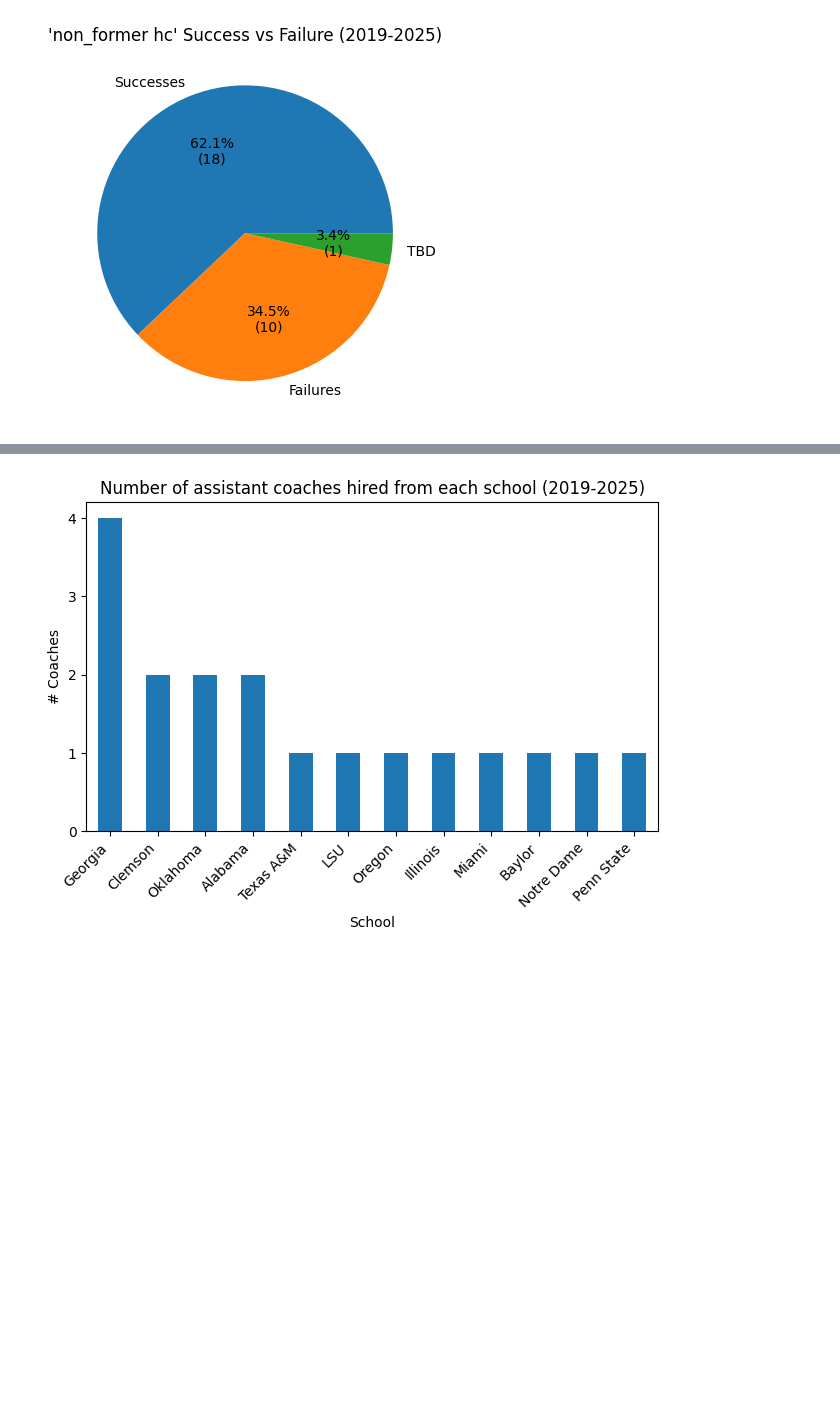
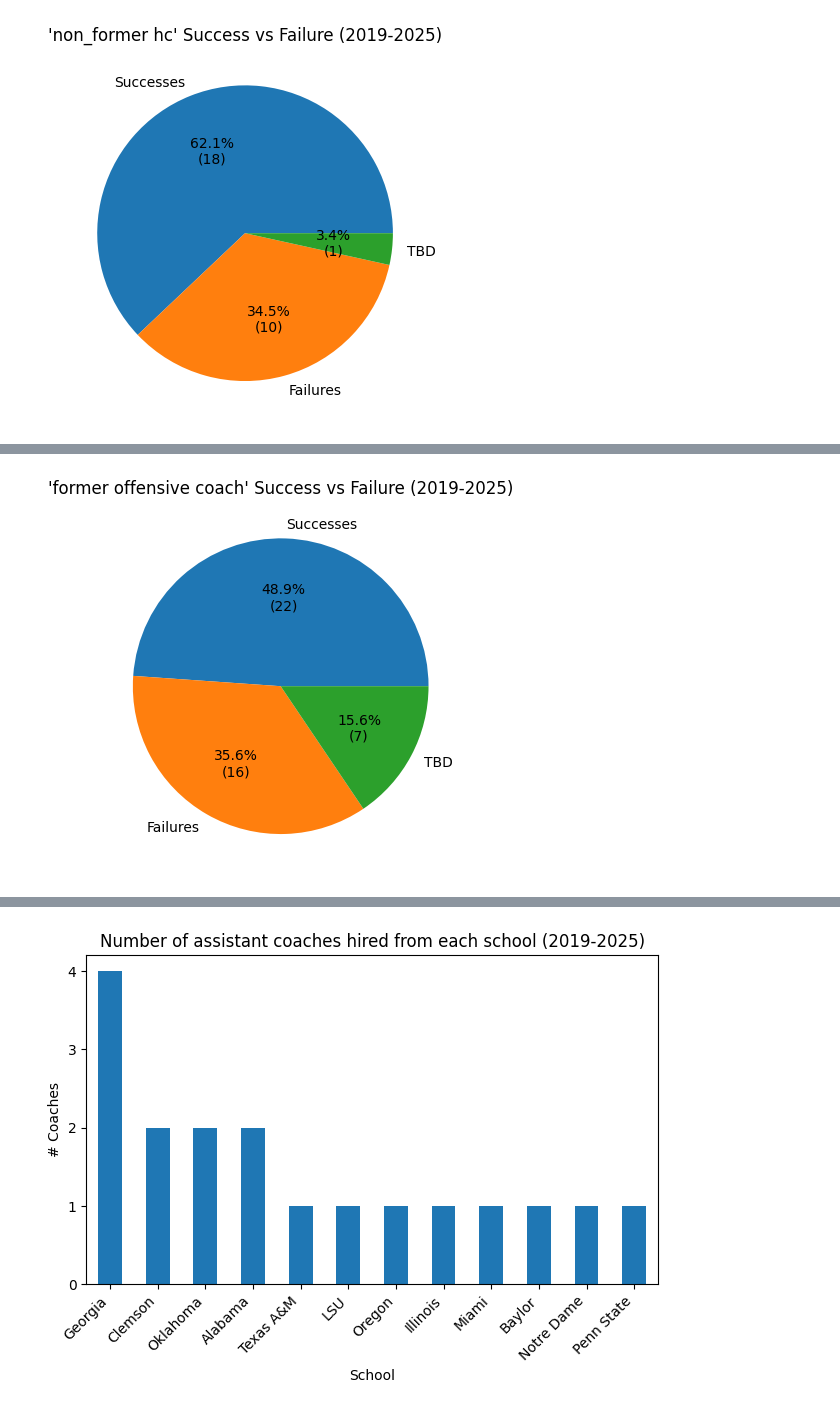
Before and after one commit to lemonannn/ncaa_coaching_analysis, a Jupyter notebook: coach_analysis.ipynb, the cells around one changed output, grey strips where cells are left out. Drawn from its saved outputs; the diff is of its cells as text; code cells hidden in the pictures; blank space fills up the shorter version.

```diff
--- a/coach_analysis.ipynb
+++ b/coach_analysis.ipynb
@@ -267,0 +283,11 @@ plt.show()
+# %%
+offensive_num_successes = len(offensive_hires.loc[offensive_hires["success"] == "True"])
+offensive_num_TBD = len(offensive_hires.loc[offensive_hires["success"] == "TBD"])
+offensive_num_unsuccessful = len(offensive_hires.loc[offensive_hires["success"] == "False"])
+offensive_sizes = [offensive_num_successes, offensive_num_unsuccessful, offensive_num_TBD]
+
+plt.pie(offensive_sizes, labels=labels, autopct=lambda p: f'{p:.1f}%\n({p * sum(offensive_sizes) / 100:.0f})')
+plt.title("'former offensive coach' Success vs Failure (2019-2025)")
+plt.show()
+# %% [output]
+[figure, added]
```
Also changed, not shown: parts of 15 cells of this notebook.
